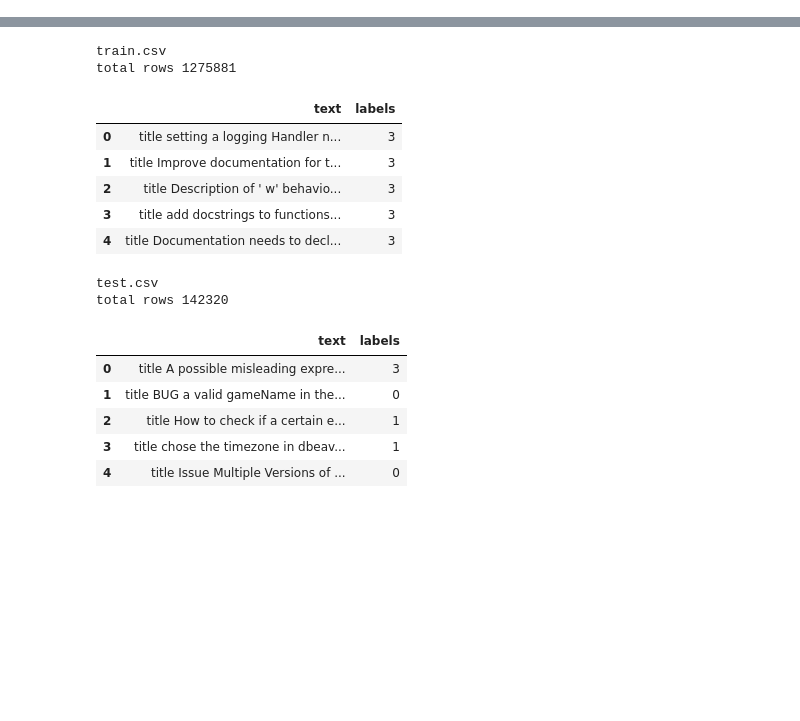
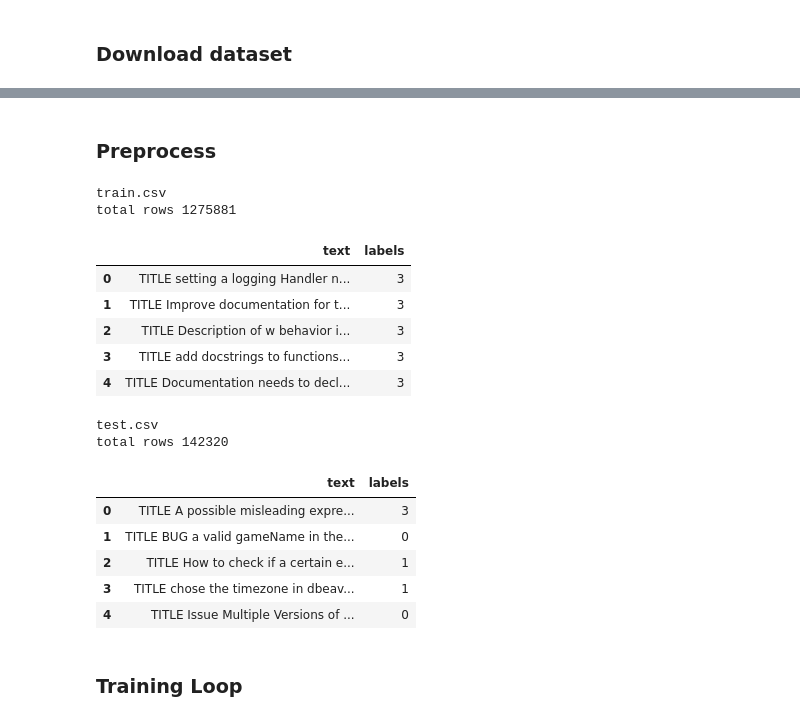
Before and after one commit to nlbse2023/issue-report-classification, a Jupyter notebook: 3-Template-RoBERTa.ipynb, the cells around one changed output, grey strips where cells are left out. Cells and saved outputs as stored; diff of their text form; code cells hidden in the pictures; blank space fills up the shorter version.

```diff
--- a/3-Template-RoBERTa.ipynb
+++ b/3-Template-RoBERTa.ipynb
@@ -52,10 +52,12 @@ def count_csv_rows(csv_file):
 	with open(csv_file, 'r', newline='', encoding='utf-8') as f:
 		return sum(1 for _ in csv.DictReader(f))
 
-def print_csv_preview(filename):
+def print_csv_preview(filename, sep=None):
 	print(filename)
 	print("total rows", count_csv_rows(filename))
-	display(pd.read_csv(filename, nrows=5))
+	display(pd.read_csv(filename, nrows=5, sep=sep))
+# %% [markdown]
+### Download dataset
 # %%
 # download the training set if it does not exist
 if not os.path.isfile(train_file):
@@ -84,21 +86,23 @@ total rows 142320
 | 2 | 1089772715 | feature | How to check if a certain entity ... | During a bug in my own code I not... | NONE |
 | 3 | 1000928729 | feature | chose the timezone in dbeaver option | Dbeaver 21.2.0\r\n\r\nFor all ver... | NONE |
 | 4 | 1300011093 | bug | [Issue]: Multiple Versions of a M... | ### Please describe your bug\n\nT... | NONE |
+# %% [markdown]
+### Preprocess
 # %%
 function_sig_regex = re.compile(r'[a-zA-Z][a-zA-Z0-9_.]*\([a-zA-Z0-9_, ]*\)')
 issue_id_regex = re.compile(r'#[0-9]+')
 non_ascii_char_regex = re.compile(r'[^\x00-\x7f]')
-punctuations = '!"$%&\()*,/:;<=>[\\]^`{|}~+#@-`'
+punctuations = '!\'"`$%&\()*,/:;<=>[\\]^{|}~+#@-_'
 punctuations_trans = str.maketrans(punctuations, " " * len(punctuations))
 
 def preprocess(text, max_tokens=None):
   text = str(text)
 
   # replace function signatures
-  text = function_sig_regex.sub(" function ", text)
+  text = function_sig_regex.sub(" FUNCTION ", text)
 
   # replace issue ids
-  text = issue_id_regex.sub(" issue ", text)
+  text = issue_id_regex.sub(" ISSUE ", text)
 
   # remove html tags
   # text = gensim.parsing.preprocessing.strip_tags(text)
@@ -124,8 +128,8 @@ def preprocess(text, max_tokens=None):
   return text
 
 def preprocess_row(row):
-  doc = "title " + preprocess(row["title"], max_tokens=20)
-  doc += " body " + preprocess(row["body"], max_tokens=511-count_tokens(doc))
+  doc = "TITLE " + preprocess(row["title"], max_tokens=20)
+  doc += " BODY " + preprocess(row["body"], max_tokens=511-count_tokens(doc))
 
   assert count_tokens(doc) <= 512
 
@@ -133,42 +137,44 @@ def preprocess_row(row):
 # %%
 # transform dataset into simpletransformers format
 # https://simpletransformers.ai/docs/classification-data-formats/#multi-class-classification
 
 def transform_to_simpletransformers_format(i_path, o_path):
 	label_map = {"bug": 0, "feature": 1, "question": 2, "documentation": 3 }
 
 	with open(i_path, "r") as i_f, open(o_path, "w") as o_f:
 		reader = csv.DictReader(i_f)
-		writer = csv.DictWriter(o_f, fieldnames=["text", "labels"])
+		writer = csv.DictWriter(o_f, fieldnames=["text", "labels"], delimiter="\t")
 		writer.writeheader()
 		total = count_csv_rows(i_path)
 		for row in tqdm(reader, desc="Transform to simpletransformers format", total=total):
 			text = preprocess_row(row)
 			labels = label_map[row["labels"]]
 			writer.writerow({"text": text, "labels": labels})
 
 transform_to_simpletransformers_format(train_file, "train.csv")
 transform_to_simpletransformers_format(test_file, "test.csv")
 
-print_csv_preview("train.csv")
-print_csv_preview("test.csv")
+print_csv_preview("train.csv", sep='\t')
+print_csv_preview("test.csv", sep='\t')
 # %% [output]
 train.csv
 total rows 1275881
 |  | text | labels |
-| 0 | title setting a logging Handler n... | 3 |
-| 1 | title Improve documentation for t... | 3 |
-| 2 | title Description of ' w' behavio... | 3 |
-| 3 | title add docstrings to functions... | 3 |
-| 4 | title Documentation needs to decl... | 3 |
+| 0 | TITLE setting a logging Handler n... | 3 |
+| 1 | TITLE Improve documentation for t... | 3 |
+| 2 | TITLE Description of w behavior i... | 3 |
+| 3 | TITLE add docstrings to functions... | 3 |
+| 4 | TITLE Documentation needs to decl... | 3 |
 test.csv
 total rows 142320
 |  | text | labels |
-| 0 | title A possible misleading expre... | 3 |
-| 1 | title BUG a valid gameName in the... | 0 |
-| 2 | title How to check if a certain e... | 1 |
-| 3 | title chose the timezone in dbeav... | 1 |
-| 4 | title Issue Multiple Versions of ... | 0 |
+| 0 | TITLE A possible misleading expre... | 3 |
+| 1 | TITLE BUG a valid gameName in the... | 0 |
+| 2 | TITLE How to check if a certain e... | 1 |
+| 3 | TITLE chose the timezone in dbeav... | 1 |
+| 4 | TITLE Issue Multiple Versions of ... | 0 |
+# %% [markdown]
+### Training Loop
 # %%
 
 def model_args():
```
Also changed, not shown: parts of 5 cells of this notebook, 2 other files.
